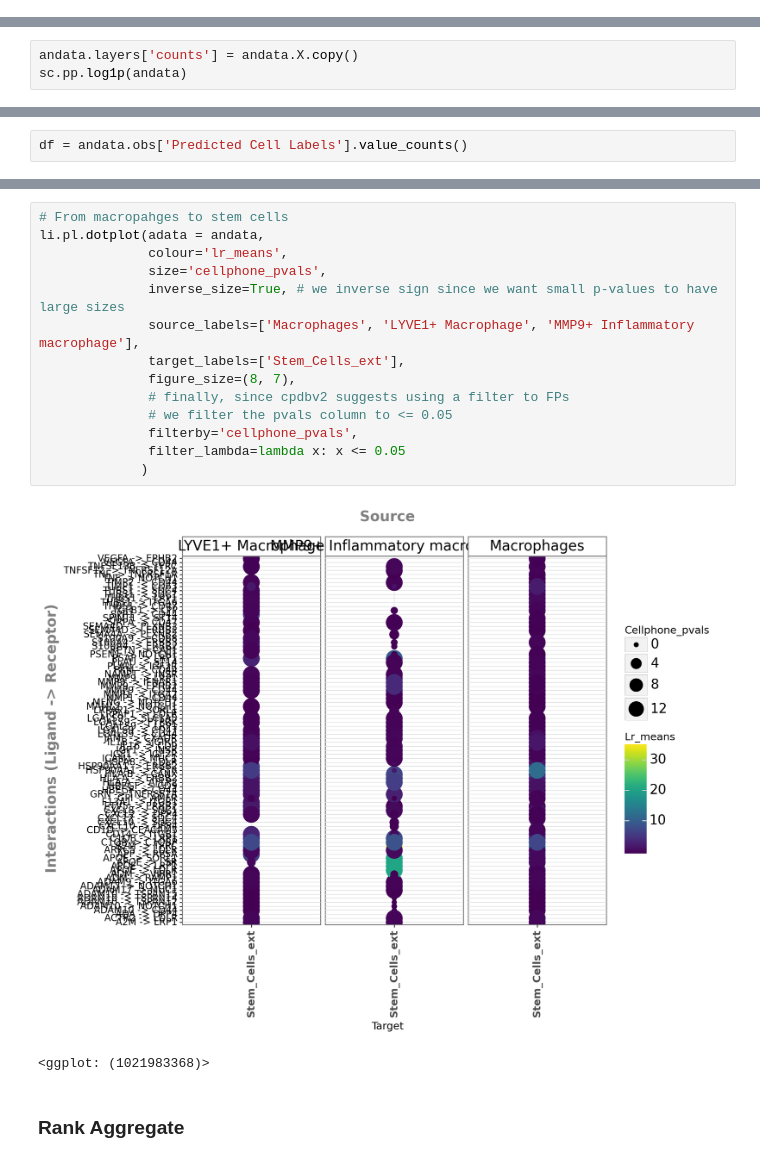
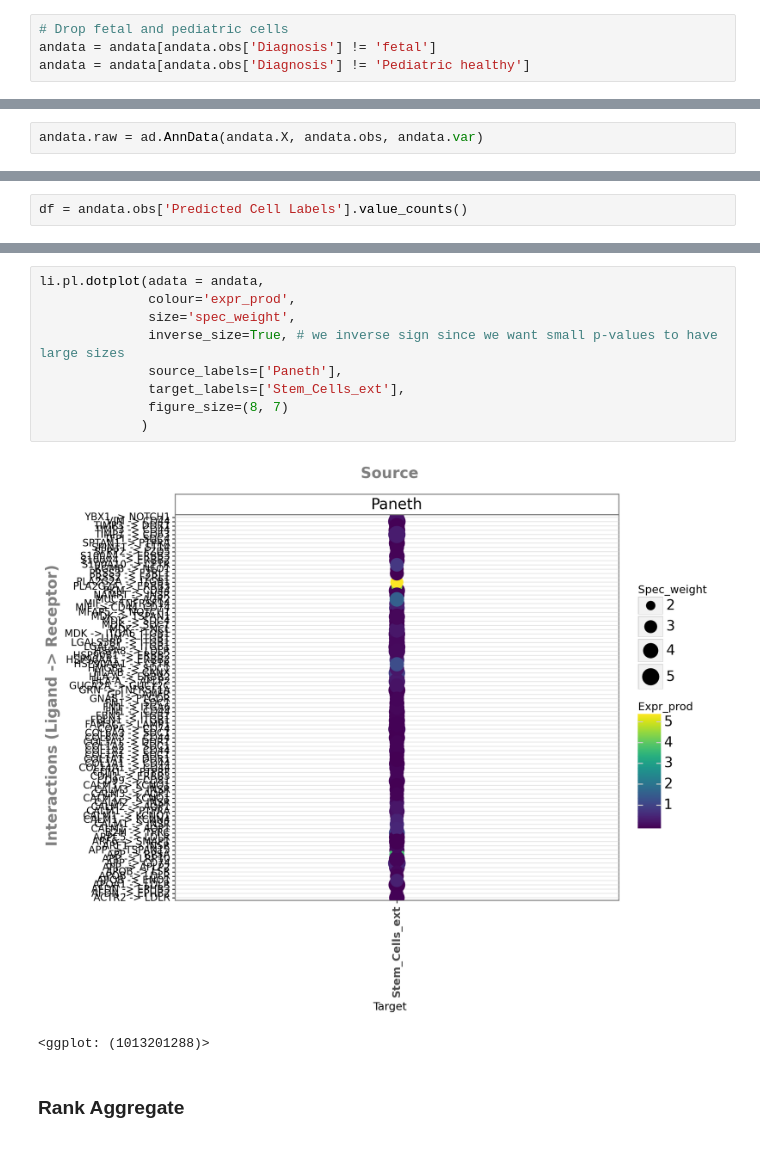
Before and after one commit to Talavera-Lopez-Lab/GCA_social_network, a Jupyter notebook: 4_cell-cell_interactions/Healthy reference/Healthy_reference_liana.ipynb, the cells around one changed output, grey strips where cells are left out. Saved outputs shown, nothing was run; the diff lists cells and outputs as text.

```diff
--- a/4_cell-cell_interactions/Healthy reference/Healthy_reference_liana.ipynb
+++ b/4_cell-cell_interactions/Healthy reference/Healthy_reference_liana.ipynb
@@ -78,0 +59,4 @@ sc.pl.umap(andata, color=['CellType'], frameon=False, size = 0.6, legend_fontsiz
+# %%
+# Drop fetal and pediatric cells
+andata = andata[andata.obs['Diagnosis'] != 'fetal']
+andata = andata[andata.obs['Diagnosis'] != 'Pediatric healthy']
@@ -82,6 +71,3 @@ sc.pl.umap(andata, color=['CellType'], frameon=False, size = 0.6, legend_fontsiz
 # import all individual methods
 import liana
 from liana.method import singlecellsignalr, connectome, cellphonedb, natmi, logfc, cellchat, geometric_mean
-# %%
-andata.layers['counts'] = andata.X.copy()
-sc.pp.log1p(andata)
@@ -88 +80,3 @@ sc.pp.log1p(andata)
+# %%
+andata.raw = ad.AnnData(andata.X, andata.obs, andata.var)
 # %%
@@ -118,20 +164,15 @@ li.pl.dotplot(adata = andata,
 # %%
-# From macropahges to stem cells
 li.pl.dotplot(adata = andata,
-              colour='lr_means',
-              size='cellphone_pvals',
+              colour='expr_prod',
+              size='spec_weight',
               inverse_size=True, # we inverse sign since we want small p-values to have large sizes
-              source_labels=['Macrophages', 'LYVE1+ Macrophage', 'MMP9+ Inflammatory macrophage'],
+              source_labels=['Paneth'],
               target_labels=['Stem_Cells_ext'],
-              figure_size=(8, 7),
-              # finally, since cpdbv2 suggests using a filter to FPs
-              # we filter the pvals column to <= 0.05
-              filterby='cellphone_pvals',
-              filter_lambda=lambda x: x <= 0.05
+              figure_size=(8, 7)
              )
 # %% [output]
-[figure, old version]
+[figure, new version]
-<ggplot: (1021983368)>
+<ggplot: (1013201288)>
 # %% [markdown]
 ### Rank Aggregate
 # %%
```
Also changed, not shown: parts of 23 cells of this notebook, 2 other files.
